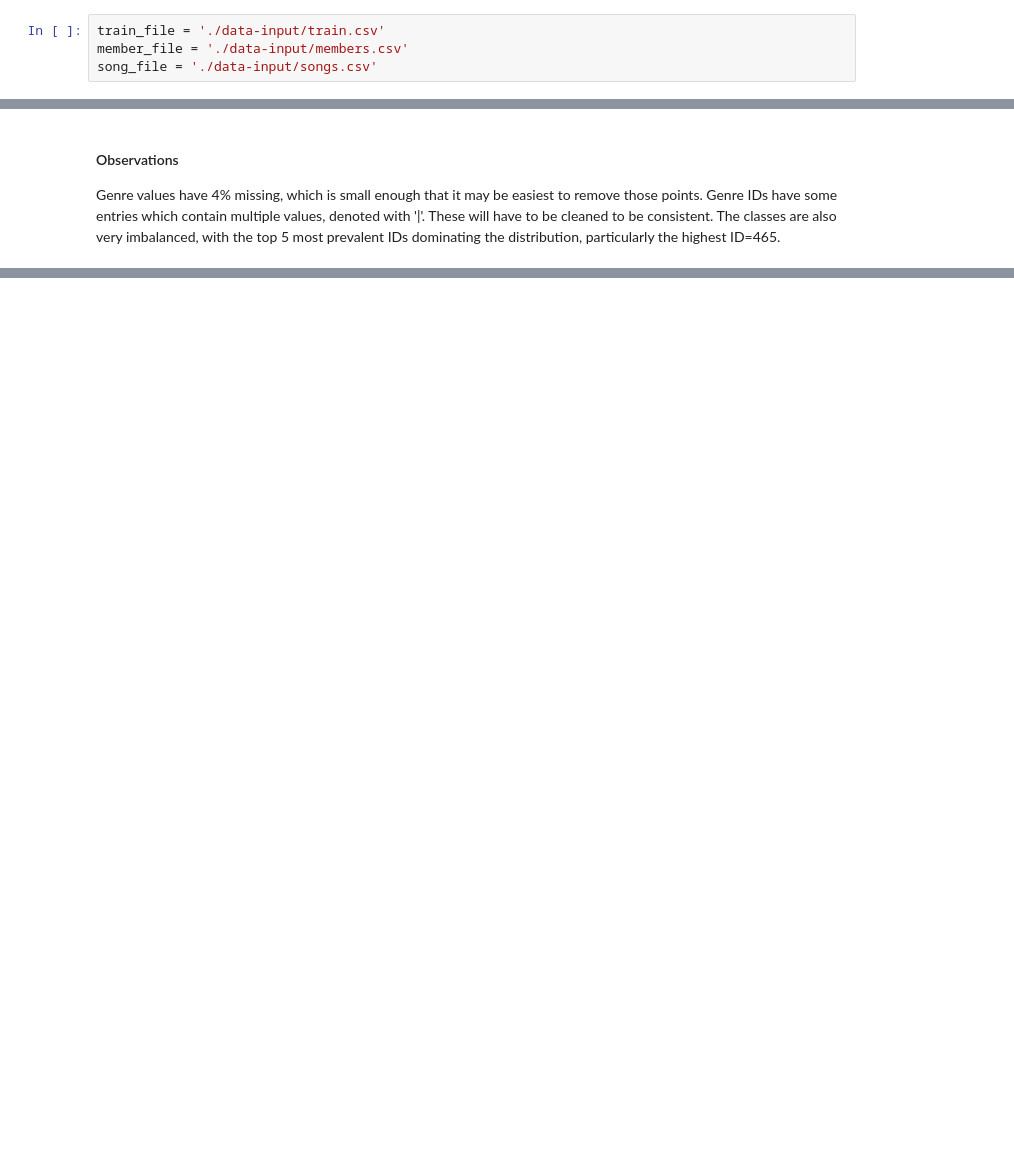
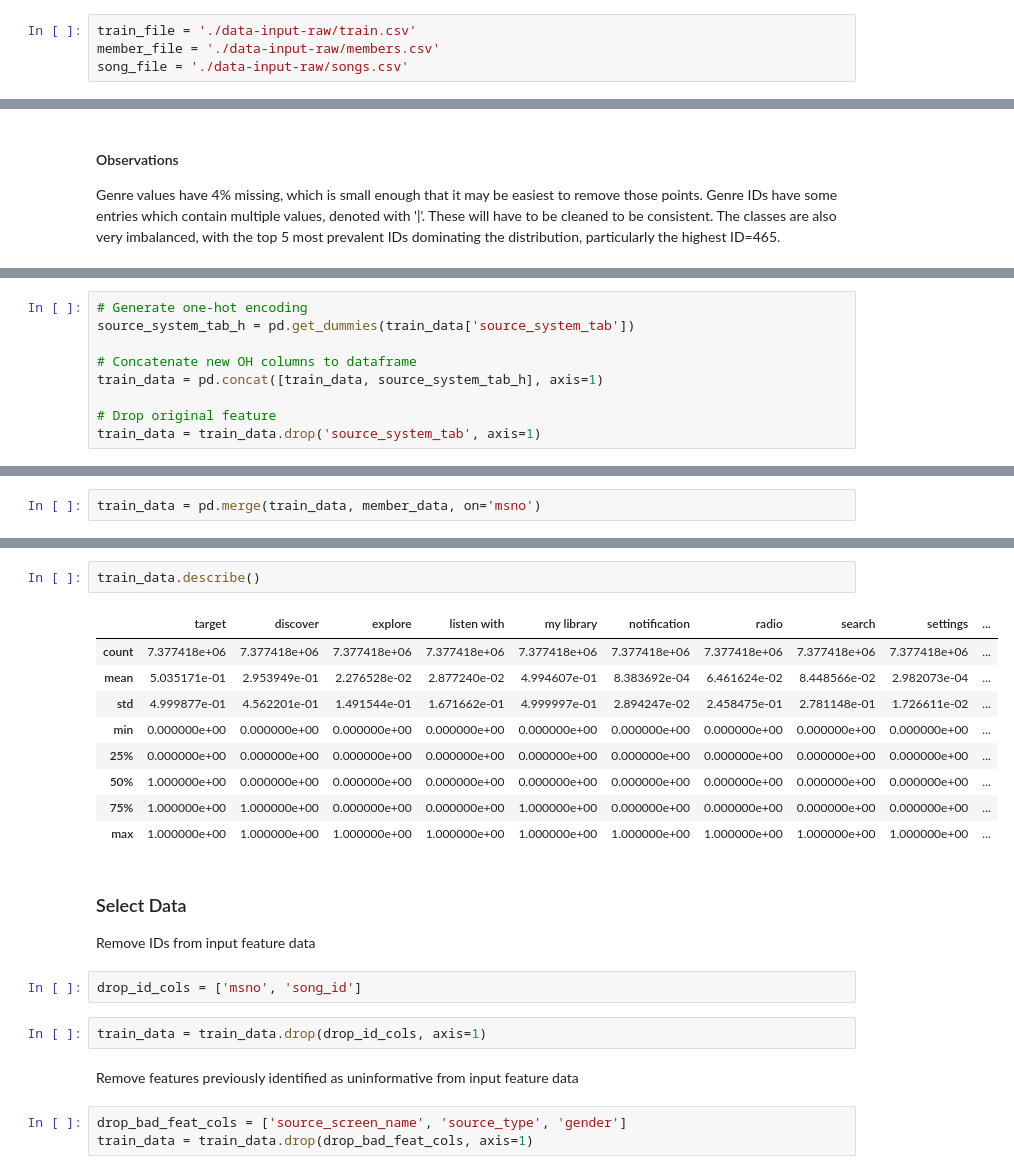
Before and after one commit to bwalsh62/udacity-ml-engr-capstone, a Jupyter notebook: 1_DataPreProcessing.ipynb, the cells around one changed output, grey strips where cells are left out. Drawn from its saved outputs; the diff is of its cells as text; blank space fills up the shorter version.

Commit message:
Renaming data folders, adding one-hot encoding, cleaning data, saving data

```diff
--- a/1_DataPreProcessing.ipynb
+++ b/1_DataPreProcessing.ipynb
@@ -23,9 +24,9 @@ import os
 # %% [markdown]
 First import all data: input training data, member data, and song data
 # %%
-train_file = './data-input/train.csv'
-member_file = './data-input/members.csv'
-song_file = './data-input/songs.csv'
+train_file = './data-input-raw/train.csv'
+member_file = './data-input-raw/members.csv'
+song_file = './data-input-raw/songs.csv'
 # %% [markdown]
 ### Import training data
 # %%
@@ -175,0 +195,9 @@ Genre values have 4% missing, which is small enough that it may be easiest to re
+# %%
+# Generate one-hot encoding
+source_system_tab_h = pd.get_dummies(train_data['source_system_tab'])
+
+# Concatenate new OH columns to dataframe
+train_data = pd.concat([train_data, source_system_tab_h], axis=1)
+
+# Drop original feature
+train_data = train_data.drop('source_system_tab', axis=1)
@@ -175,0 +211,2 @@ Genre values have 4% missing, which is small enough that it may be easiest to re
+# %%
+train_data = pd.merge(train_data, member_data, on='msno')
@@ -175,0 +222,24 @@ Genre values have 4% missing, which is small enough that it may be easiest to re
+# %%
+train_data.describe()
+# %% [output]
+|  | target | discover | explore | listen with | my library | notification | radio | search | settings | ... |
+| count | 7.377418e+06 | 7.377418e+06 | 7.377418e+06 | 7.377418e+06 | 7.377418e+06 | 7.377418e+06 | 7.377418e+06 | 7.377418e+06 | 7.377418e+06 | ... |
+| mean | 5.035171e-01 | 2.953949e-01 | 2.276528e-02 | 2.877240e-02 | 4.994607e-01 | 8.383692e-04 | 6.461624e-02 | 8.448566e-02 | 2.982073e-04 | ... |
+| std | 4.999877e-01 | 4.562201e-01 | 1.491544e-01 | 1.671662e-01 | 4.999997e-01 | 2.894247e-02 | 2.458475e-01 | 2.781148e-01 | 1.726611e-02 | ... |
+| min | 0.000000e+00 | 0.000000e+00 | 0.000000e+00 | 0.000000e+00 | 0.000000e+00 | 0.000000e+00 | 0.000000e+00 | 0.000000e+00 | 0.000000e+00 | ... |
+| 25% | 0.000000e+00 | 0.000000e+00 | 0.000000e+00 | 0.000000e+00 | 0.000000e+00 | 0.000000e+00 | 0.000000e+00 | 0.000000e+00 | 0.000000e+00 | ... |
+| 50% | 1.000000e+00 | 0.000000e+00 | 0.000000e+00 | 0.000000e+00 | 0.000000e+00 | 0.000000e+00 | 0.000000e+00 | 0.000000e+00 | 0.000000e+00 | ... |
+| 75% | 1.000000e+00 | 1.000000e+00 | 0.000000e+00 | 0.000000e+00 | 1.000000e+00 | 0.000000e+00 | 0.000000e+00 | 0.000000e+00 | 0.000000e+00 | ... |
+| max | 1.000000e+00 | 1.000000e+00 | 1.000000e+00 | 1.000000e+00 | 1.000000e+00 | 1.000000e+00 | 1.000000e+00 | 1.000000e+00 | 1.000000e+00 | ... |
+# %% [markdown]
+### Select Data
+Remove IDs from input feature data
+# %%
+drop_id_cols = ['msno', 'song_id']
+# %%
+train_data = train_data.drop(drop_id_cols, axis=1)
+# %% [markdown]
+Remove features previously identified as uninformative from input feature data
+# %%
+drop_bad_feat_cols = ['source_screen_name', 'source_type', 'gender']
+train_data = train_data.drop(drop_bad_feat_cols, axis=1)
```
Also changed, not shown: parts of 15 cells of this notebook.
